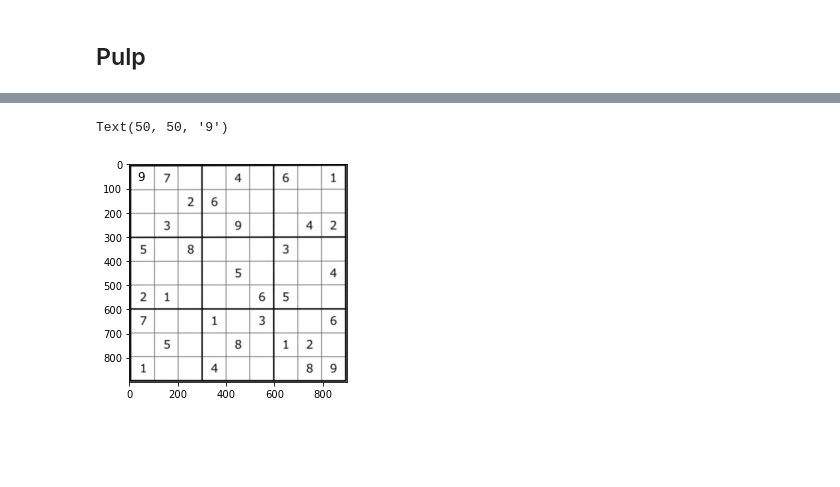
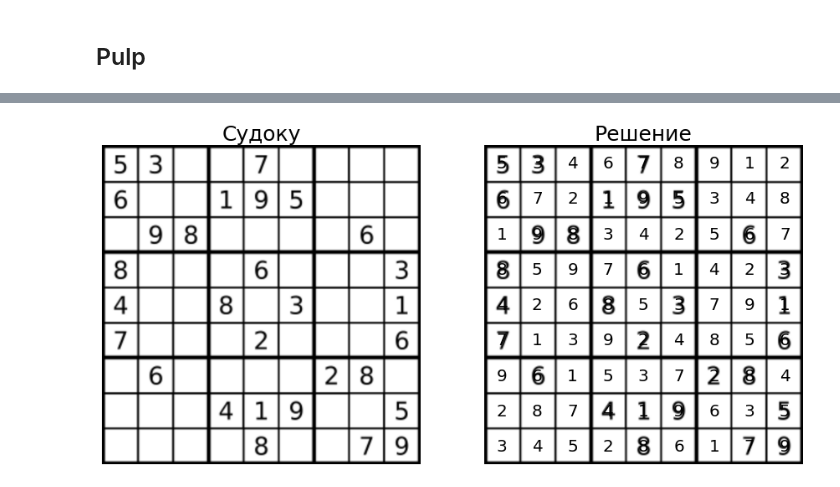
Before and after one commit to Rhinestone1337/sudoku-solver, a Jupyter notebook: sudoku pulp opencv.ipynb, the cells around one changed output, grey strips where cells are left out. Cells and saved outputs as stored; diff of their text form; code cells hidden in the pictures; blank space fills up the shorter version.

```diff
--- a/sudoku pulp opencv.ipynb
+++ b/sudoku pulp opencv.ipynb
@@ -15,7 +15,7 @@ pytesseract.pytesseract.tesseract_cmd = r"C:\Program Files\Tesseract-OCR\tessera
 # %% [markdown]
 ## OpenCV
 # %%
-img = cv2.imread('examples/7.png')
+img = cv2.imread('examples/10.png')
 
 # Finding a sudoku square
 blurry = cv2.GaussianBlur(img, (5, 5), 5)
@@ -218,6 +218,19 @@ choices['9']['1']['1'].value()
 # %%
-plt.imshow(board)
-plt.text(50,50,9, ha='center', va='center', fontsize=12)
+fig, axes = plt.subplots(1,2, figsize=(15,15))
+axes[0].imshow(board)
+axes[0].set_title('Судоку', fontsize=25)
+axes[1].imshow(board)
+axes[1].set_title('Решение', fontsize=25)
+for a in axes:
+    a.axis('off')
+
+y = 50
+for r in rows:
+    x = 50
+    for c,v in product(cols, vals):
+        if choices[v][r][c].value() == 1:
+            axes[1].text(x,y,v, ha='center', va='center', fontsize=20)
+            x += 100
+    y += 100
 # %% [output]
-Text(50, 50, '9')
-[figure, old version]
+[figure, new version]
```
Also changed, not shown: parts of 4 cells of this notebook.
